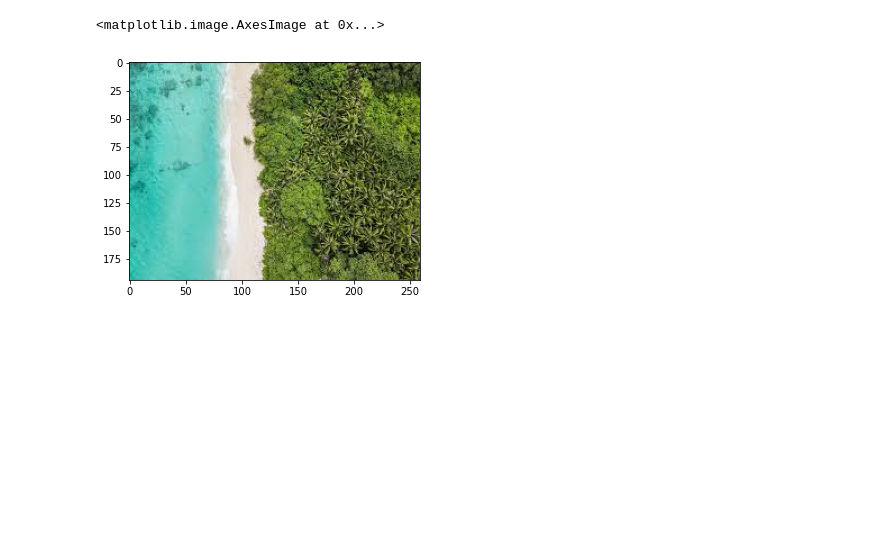
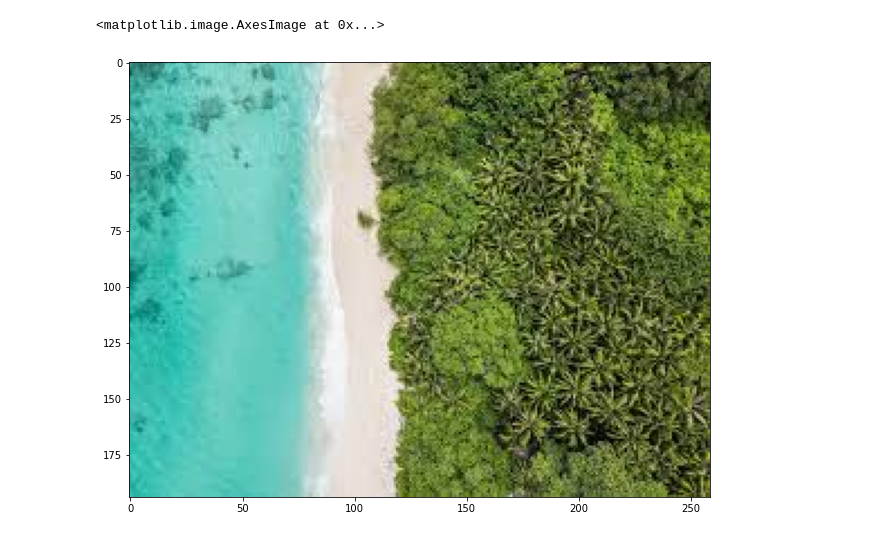
Before and after one commit to SOUMOJIT-CHAKRABORTY/Image-Processing, a Jupyter notebook: K-means_Segmentation.ipynb, the cells around one changed output. Saved outputs shown, nothing was run; the diff lists cells and outputs as text; code cells hidden in the pictures; blank space fills up the shorter version.

```diff
--- a/K-means_Segmentation.ipynb
+++ b/K-means_Segmentation.ipynb
@@ -1,18 +1,19 @@
 # %%
 import numpy as np
 import matplotlib.pyplot as plt
 import cv2
 
 %matplotlib inline
 
 image = cv2.imread('seaNforest.jpeg')
 
 image = cv2.cvtColor(image, cv2.COLOR_BGR2RGB)
 
+plt.figure(figsize=(20,8))
 plt.imshow(image)
 # %% [output]
 <matplotlib.image.AxesImage at 0x...>
-[figure, old version]
+[figure, new version]
 # %%
 pixel_vals = image.reshape((-1,3))
 
```
Also changed, not shown: parts of 1 cell of this notebook, 1 other file.
